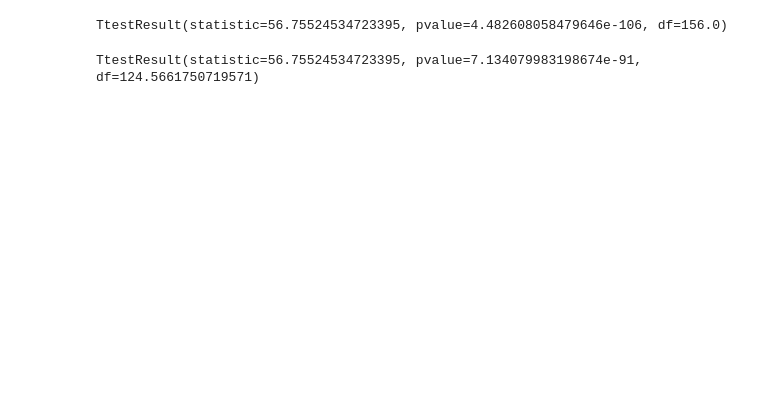
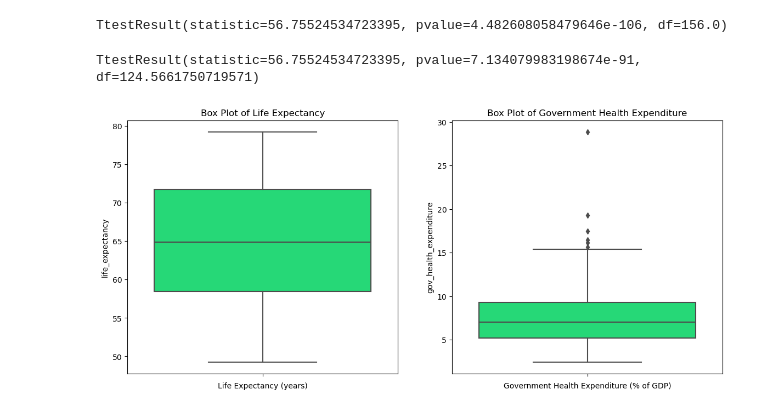
Before and after one commit to BramSunner/project-1-group-04, a Jupyter notebook: spencer_work/spencer_work.ipynb, the cells around one changed output. Drawn from its saved outputs; the diff is of its cells as text; code cells hidden in the pictures; blank space fills up the shorter version.

```diff
--- a/spencer_work/spencer_work.ipynb
+++ b/spencer_work/spencer_work.ipynb
@@ -645,0 +650,18 @@ TtestResult(statistic=56.75524534723395, pvalue=7.134079983198674e-91, df=124.56
+# %%
+plt.figure(figsize=(14, 6))
+
+# Box plot for life expectancy
+plt.subplot(1, 2, 1)
+sns.boxplot(y=df_avg_country['life_expectancy'], color="#09F574")
+plt.title('Box Plot of Life Expectancy')
+plt.xlabel('Life Expectancy (years)')
+
+# Box plot for government health expenditure
+plt.subplot(1, 2, 2)
+sns.boxplot(y=df_avg_country['gov_health_expenditure'], color="#09F574")
+plt.title('Box Plot of Government Health Expenditure')
+plt.xlabel('Government Health Expenditure (% of GDP)')
+
+plt.show()
+# %% [output]
+[figure, added]
```
Also changed, not shown: parts of 9 cells of this notebook.
